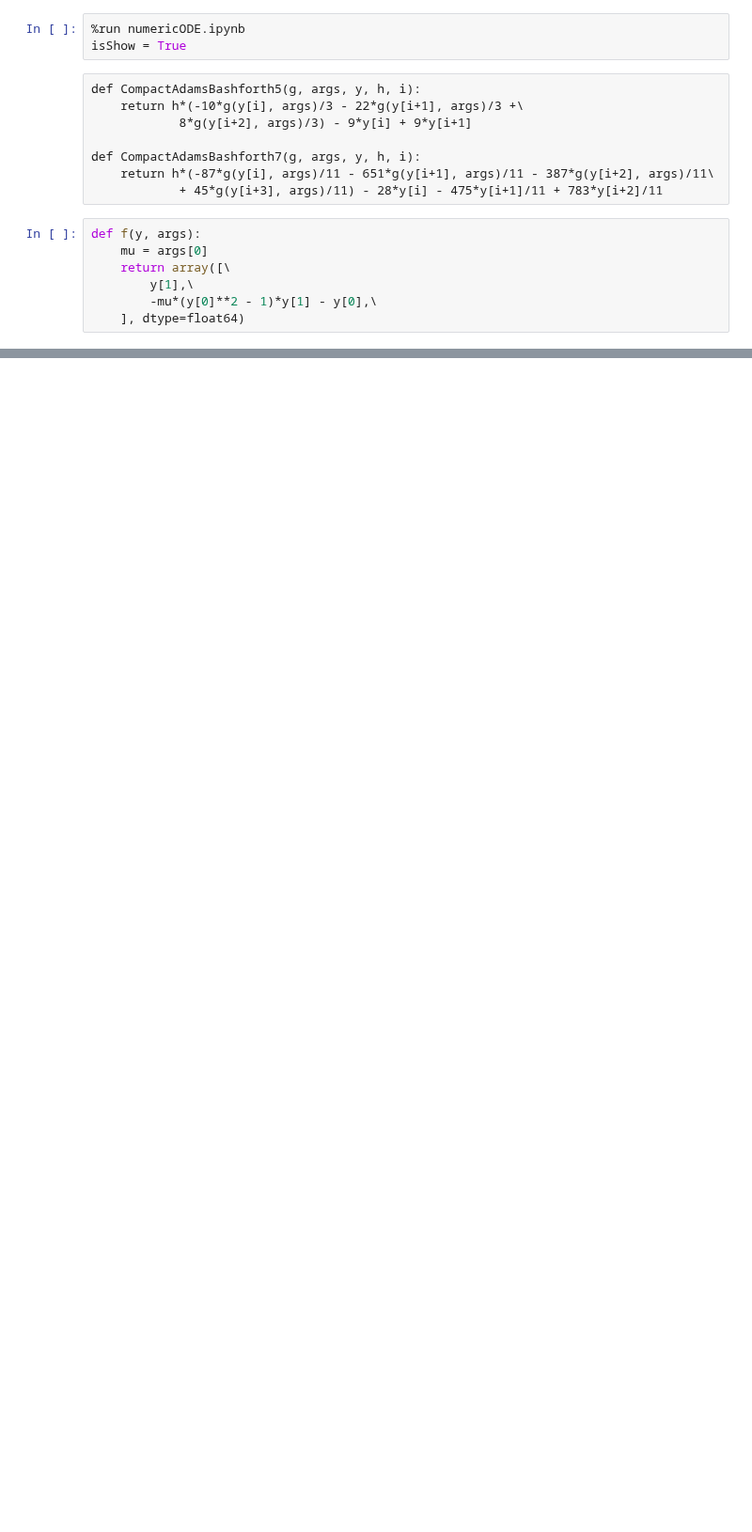
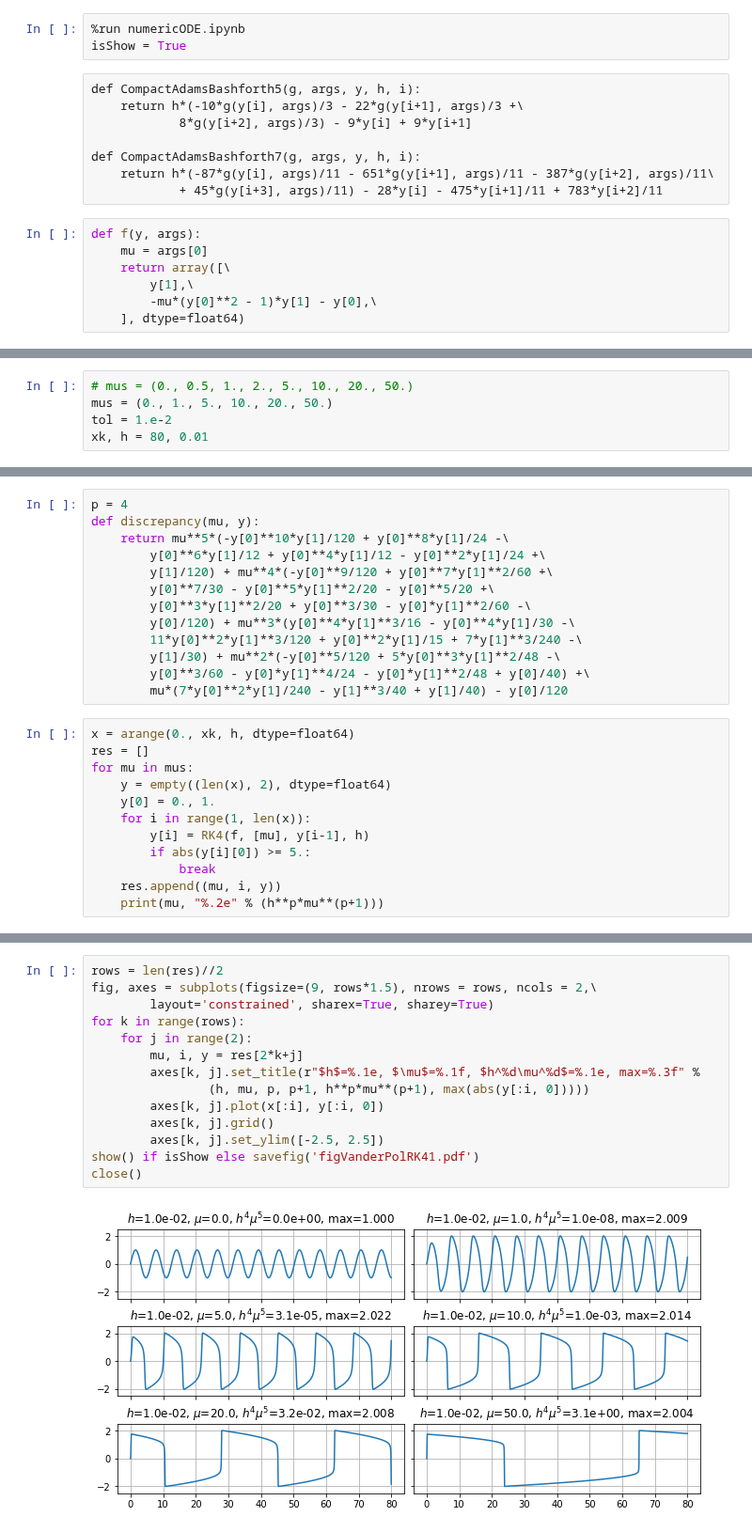
Before and after one commit to blinkovua/sharing-blinkov, a Jupyter notebook: FDA_ODE/VanderPolODE.ipynb, the cells around one changed output, grey strips where cells are left out. Shown at 94% size. Drawn from its saved outputs; the diff is of its cells as text; blank space fills up the shorter version.

```diff
--- a/FDA_ODE/VanderPolODE.ipynb
+++ b/FDA_ODE/VanderPolODE.ipynb
@@ -340,0 +19,5 @@ close()
+# %%
+# mus = (0., 0.5, 1., 2., 5., 10., 20., 50.)
+mus = (0., 1., 5., 10., 20., 50.)
+tol = 1.e-2
+xk, h = 80, 0.01
@@ -340,0 +26,25 @@ close()
+# %%
+p = 4
+def discrepancy(mu, y):
+    return mu**5*(-y[0]**10*y[1]/120 + y[0]**8*y[1]/24 -\
+        y[0]**6*y[1]/12 + y[0]**4*y[1]/12 - y[0]**2*y[1]/24 +\
+        y[1]/120) + mu**4*(-y[0]**9/120 + y[0]**7*y[1]**2/60 +\
+        y[0]**7/30 - y[0]**5*y[1]**2/20 - y[0]**5/20 +\
+        y[0]**3*y[1]**2/20 + y[0]**3/30 - y[0]*y[1]**2/60 -\
+        y[0]/120) + mu**3*(y[0]**4*y[1]**3/16 - y[0]**4*y[1]/30 -\
+        11*y[0]**2*y[1]**3/120 + y[0]**2*y[1]/15 + 7*y[1]**3/240 -\
+        y[1]/30) + mu**2*(-y[0]**5/120 + 5*y[0]**3*y[1]**2/48 -\
+        y[0]**3/60 - y[0]*y[1]**4/24 - y[0]*y[1]**2/48 + y[0]/40) +\
+        mu*(7*y[0]**2*y[1]/240 - y[1]**3/40 + y[1]/40) - y[0]/120
+# %%
+x = arange(0., xk, h, dtype=float64)
+res = []
+for mu in mus:
+    y = empty((len(x), 2), dtype=float64)
+    y[0] = 0., 1.
+    for i in range(1, len(x)):
+        y[i] = RK4(f, [mu], y[i-1], h)
+        if abs(y[i][0]) >= 5.:
+            break
+    res.append((mu, i, y))
+    print(mu, "%.2e" % (h**p*mu**(p+1)))
@@ -340,0 +58,16 @@ close()
+# %%
+rows = len(res)//2
+fig, axes = subplots(figsize=(9, rows*1.5), nrows = rows, ncols = 2,\
+        layout='constrained', sharex=True, sharey=True)
+for k in range(rows):
+    for j in range(2):
+        mu, i, y = res[2*k+j]
+        axes[k, j].set_title(r"$h$=%.1e, $\mu$=%.1f, $h^%d\mu^%d$=%.1e, max=%.3f" %
+                (h, mu, p, p+1, h**p*mu**(p+1), max(abs(y[:i, 0]))))
+        axes[k, j].plot(x[:i], y[:i, 0])
+        axes[k, j].grid()
+        axes[k, j].set_ylim([-2.5, 2.5])
+show() if isShow else savefig('figVanderPolRK41.pdf')
+close()
+# %% [output]
+[figure, added]
```
Also changed, not shown: parts of 59 cells of this notebook, 3 other files.
